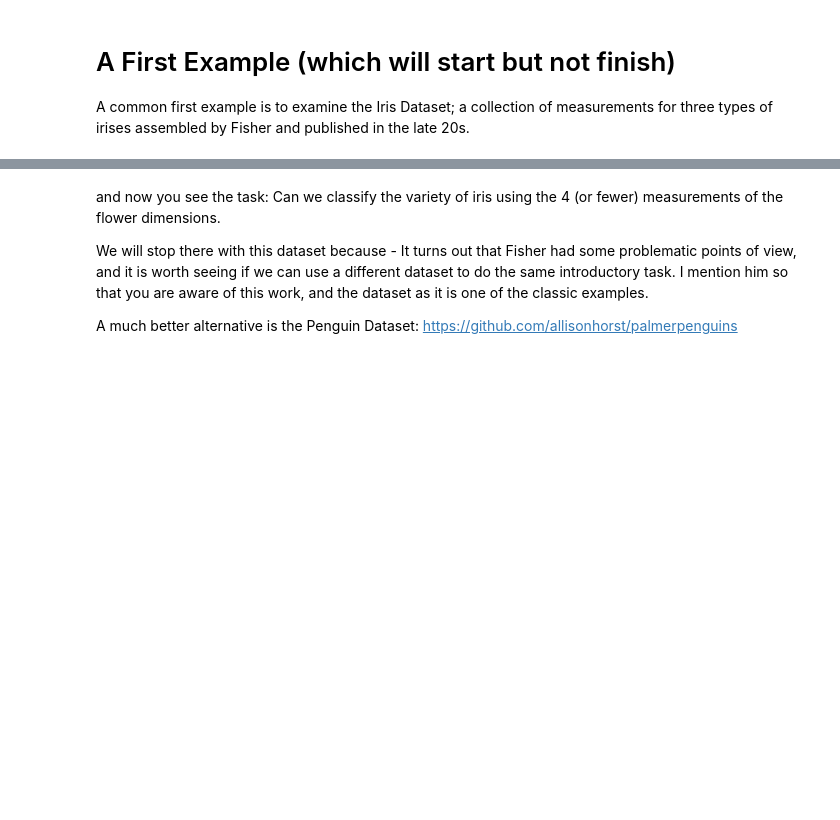
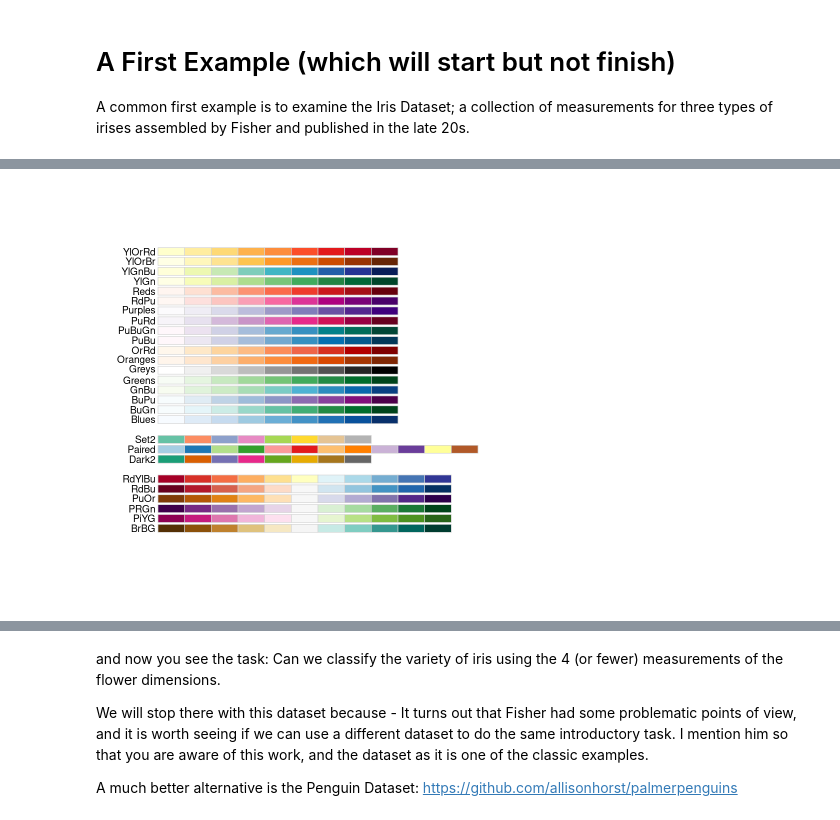
Before and after one commit to virgilpierce/MATH_795, a Jupyter notebook: Week 1.ipynb, the cells around one changed output, grey strips where cells are left out. Saved outputs shown, nothing was run; the diff lists cells and outputs as text; code cells hidden in the pictures; blank space fills up the shorter version.

```diff
--- a/Week 1.ipynb
+++ b/Week 1.ipynb
@@ -53,0 +69,4 @@ library("tidyverse")
+# %%
+display.brewer.all(colorblindFriendly = TRUE)
+# %% [output]
+[figure, added]
```
Also changed, not shown: parts of 13 cells of this notebook.
